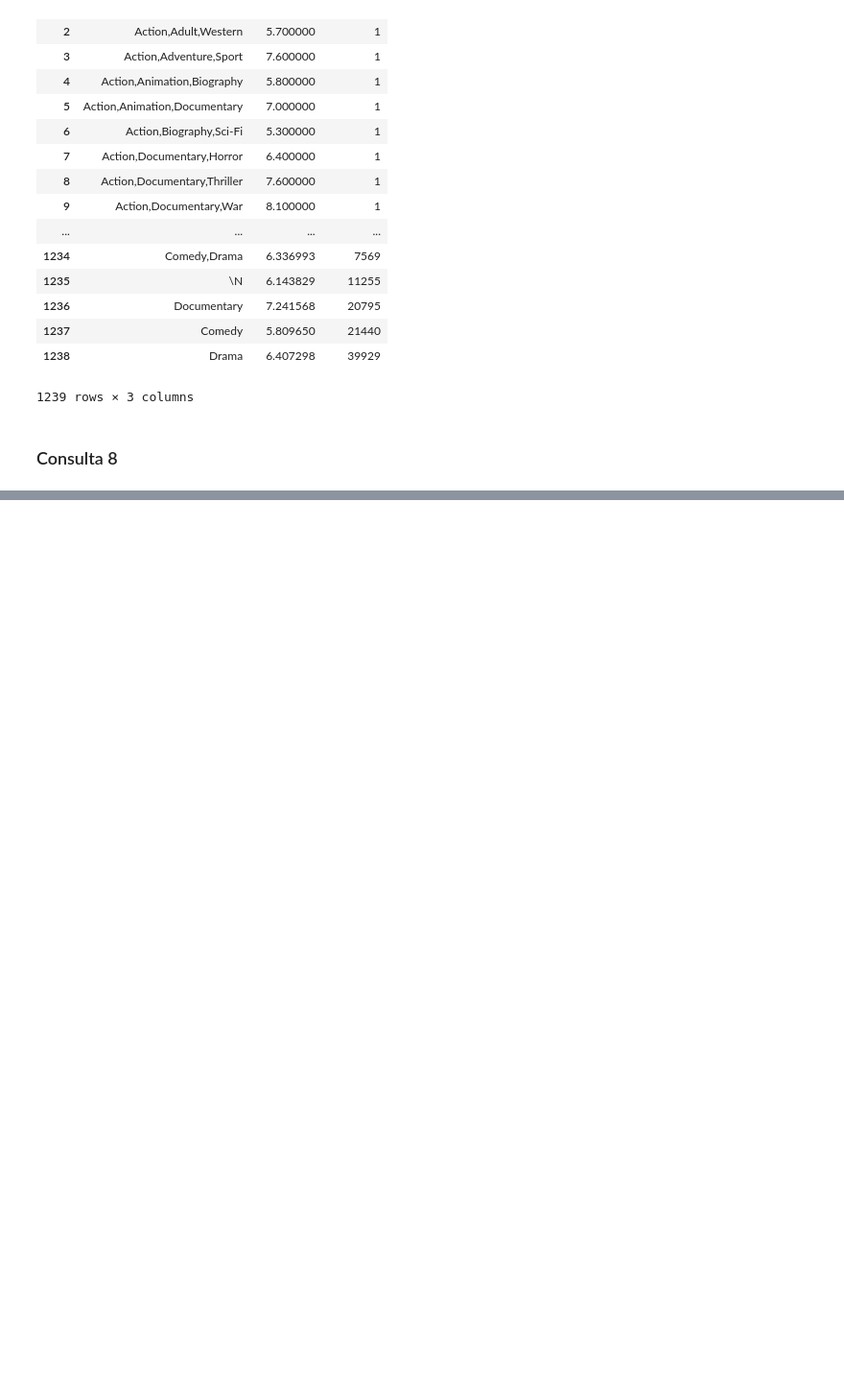
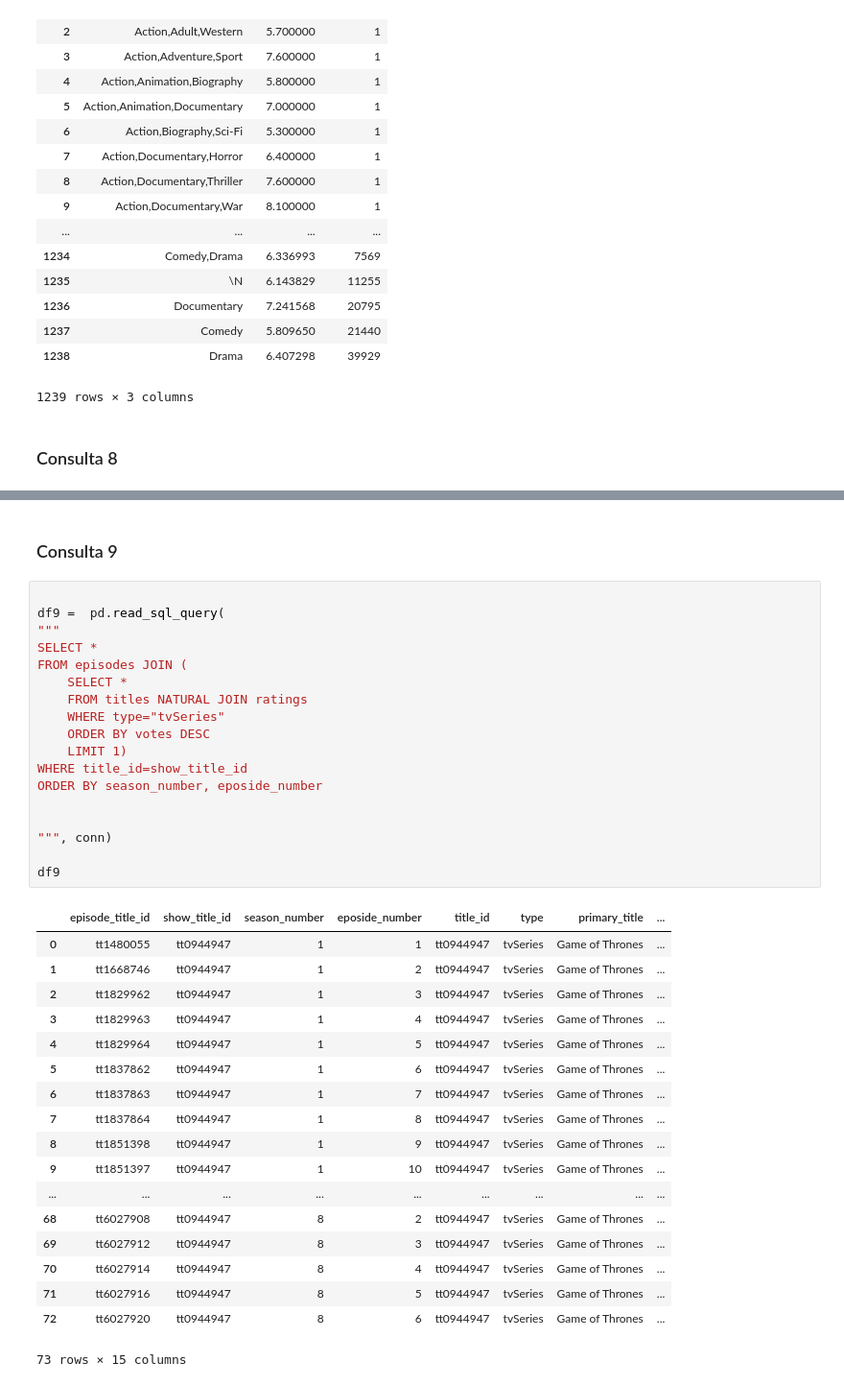
Before and after one commit to lorenaleao/tp-final-bd, a Jupyter notebook: Tp2_consultas.ipynb, the cells around one changed output, grey strips where cells are left out. Shown: that part at 96% size. Cells and saved outputs as stored; diff of their text form; blank space fills up the shorter version.

```diff
--- a/Tp2_consultas.ipynb
+++ b/Tp2_consultas.ipynb
@@ -286,0 +281,39 @@ df8
+# %% [markdown]
+### Consulta 9
+# %%
+
+df9 =  pd.read_sql_query(
+"""
+SELECT *
+FROM episodes JOIN (
+    SELECT *
+    FROM titles NATURAL JOIN ratings
+    WHERE type="tvSeries"
+    ORDER BY votes DESC
+    LIMIT 1)
+WHERE title_id=show_title_id
+ORDER BY season_number, eposide_number
+
+
+""", conn)
+
+df9
+# %% [output]
+|  | episode_title_id | show_title_id | season_number | eposide_number | title_id | type | primary_title | ... |
+| 0 | tt1480055 | tt0944947 | 1 | 1 | tt0944947 | tvSeries | Game of Thrones | ... |
+| 1 | tt1668746 | tt0944947 | 1 | 2 | tt0944947 | tvSeries | Game of Thrones | ... |
+| 2 | tt1829962 | tt0944947 | 1 | 3 | tt0944947 | tvSeries | Game of Thrones | ... |
+| 3 | tt1829963 | tt0944947 | 1 | 4 | tt0944947 | tvSeries | Game of Thrones | ... |
+| 4 | tt1829964 | tt0944947 | 1 | 5 | tt0944947 | tvSeries | Game of Thrones | ... |
+| 5 | tt1837862 | tt0944947 | 1 | 6 | tt0944947 | tvSeries | Game of Thrones | ... |
+| 6 | tt1837863 | tt0944947 | 1 | 7 | tt0944947 | tvSeries | Game of Thrones | ... |
+| 7 | tt1837864 | tt0944947 | 1 | 8 | tt0944947 | tvSeries | Game of Thrones | ... |
+| 8 | tt1851398 | tt0944947 | 1 | 9 | tt0944947 | tvSeries | Game of Thrones | ... |
+| 9 | tt1851397 | tt0944947 | 1 | 10 | tt0944947 | tvSeries | Game of Thrones | ... |
+| ... | ... | ... | ... | ... | ... | ... | ... | ... |
+| 68 | tt6027908 | tt0944947 | 8 | 2 | tt0944947 | tvSeries | Game of Thrones | ... |
+| 69 | tt6027912 | tt0944947 | 8 | 3 | tt0944947 | tvSeries | Game of Thrones | ... |
+| 70 | tt6027914 | tt0944947 | 8 | 4 | tt0944947 | tvSeries | Game of Thrones | ... |
+| 71 | tt6027916 | tt0944947 | 8 | 5 | tt0944947 | tvSeries | Game of Thrones | ... |
+| 72 | tt6027920 | tt0944947 | 8 | 6 | tt0944947 | tvSeries | Game of Thrones | ... |
+73 rows × 15 columns
```
Also changed, not shown: parts of 6 cells of this notebook.
